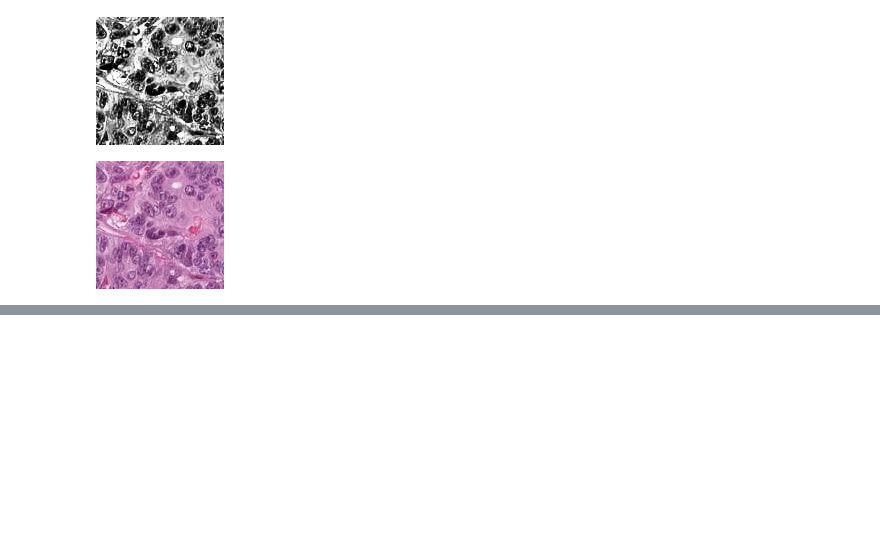
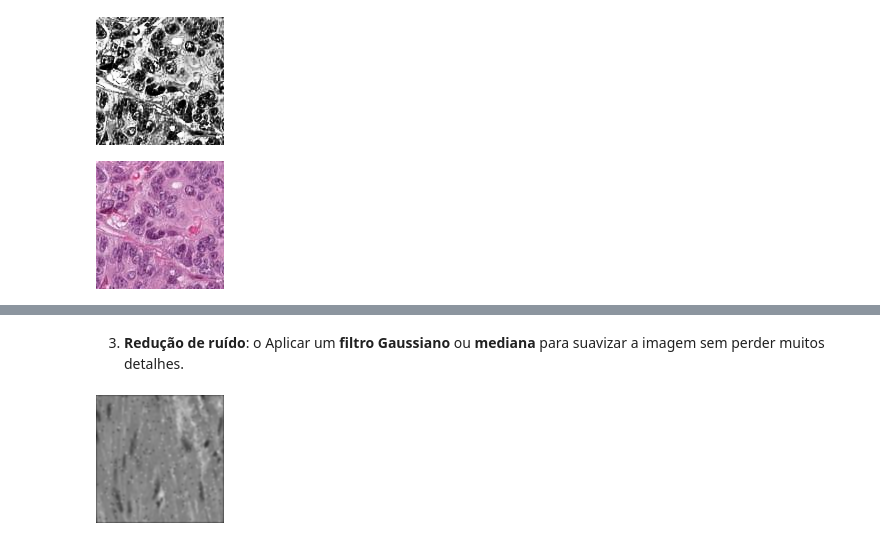
Before and after one commit to DanielAraldiEDU/one-off-operations-and-spatial-filtering, a Jupyter notebook: src/main.ipynb, the cells around one changed output, grey strips where cells are left out. Saved outputs shown, nothing was run; the diff lists cells and outputs as text; code cells hidden in the pictures; blank space fills up the shorter version.

```diff
--- a/src/main.ipynb
+++ b/src/main.ipynb
@@ -561,0 +596,8 @@ cv2_imshow(image_skin3)
+# %% [markdown]
+3. **Redução de ruído**: o Aplicar um **filtro Gaussiano** ou **mediana** para suavizar a imagem sem perder muitos detalhes.
+# %%
+kernel = gaussian_kernel(size=5)
+image_skin1_gaussian = gaussian(image_skin1_gamma, kernel)
+cv2_imshow(image_skin1_gaussian)
+# %% [output]
+[figure, added]
```
Also changed, not shown: parts of 12 cells of this notebook.
